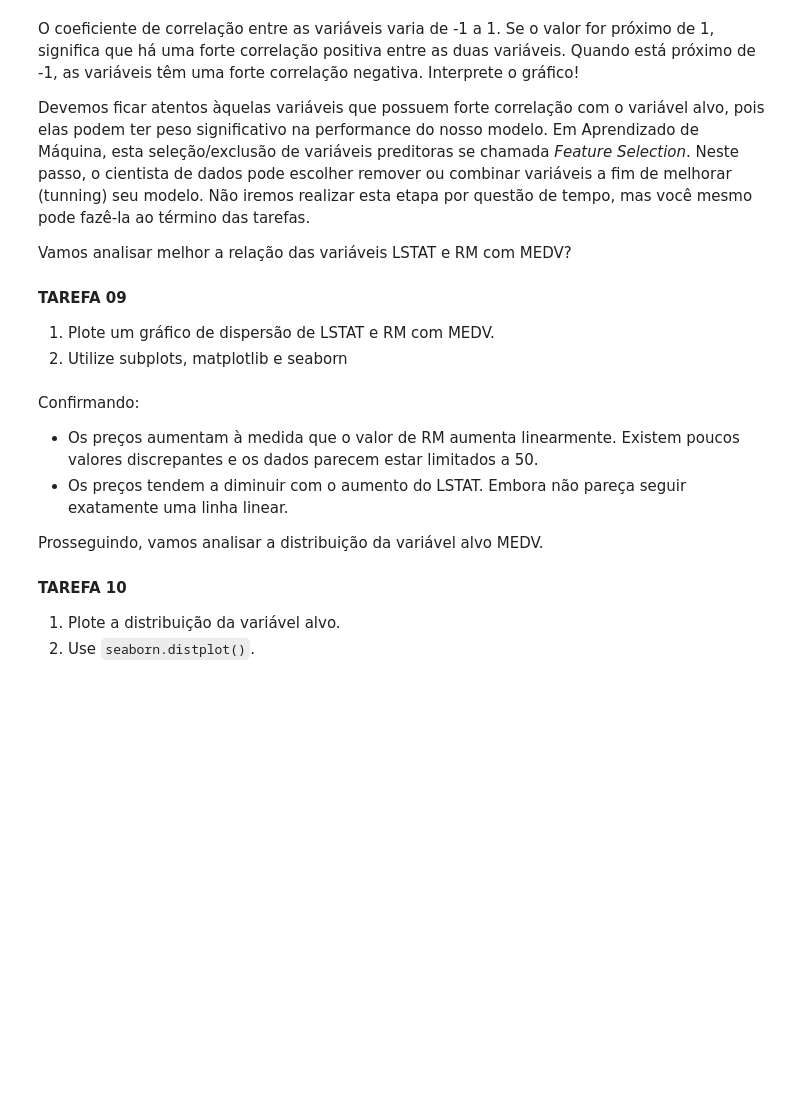
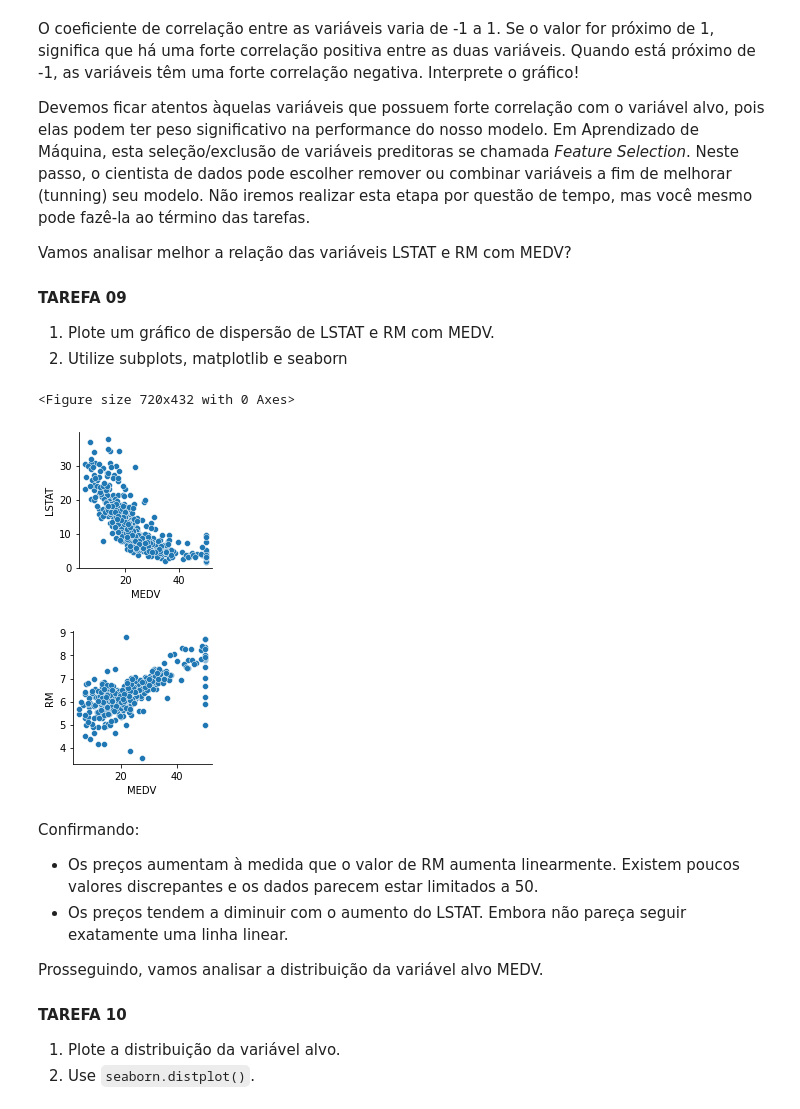
Before and after one commit to robsonbfreitas/br-regression-project, a Jupyter notebook: regression-project-br.ipynb, the cells around one changed output. Drawn from its saved outputs; the diff is of its cells as text; code cells hidden in the pictures; blank space fills up the shorter version.

```diff
--- a/regression-project-br.ipynb
+++ b/regression-project-br.ipynb
@@ -236,3 +234,12 @@ Vamos analisar melhor a relação das variáveis LSTAT e RM com MEDV?
+# %%
+# Insira sua resposta aqui
+plt.figure(figsize=(10,6))
+ax1 = sns.pairplot(data=df, x_vars='MEDV', y_vars='LSTAT')
+ax2 = sns.pairplot(data=df, x_vars='MEDV', y_vars='RM')
+# %% [output]
+<Figure size 720x432 with 0 Axes>
+[figure, added]
+[figure, added]
 # %% [markdown]
 Confirmando:
 - Os preços aumentam à medida que o valor de RM aumenta linearmente. Existem poucos valores discrepantes e os dados parecem estar limitados a 50.
```
Also changed, not shown: parts of 2 cells of this notebook.
